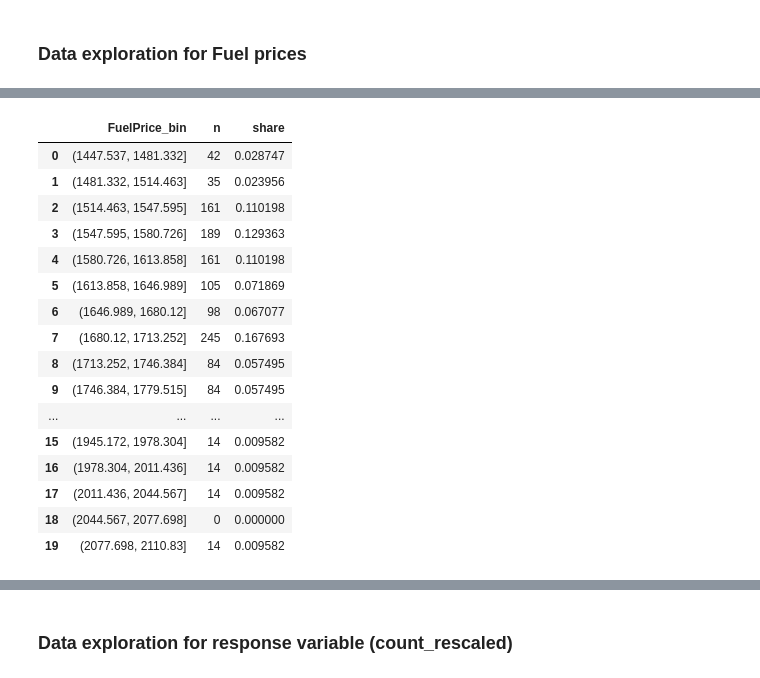
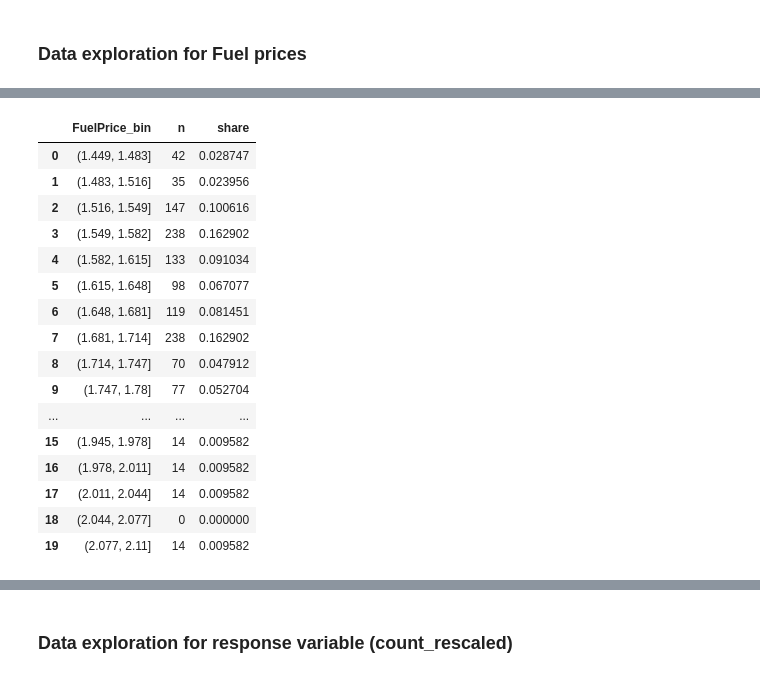
Before and after one commit to annasolodka/mda-cycling-traffic-analysis, a Jupyter notebook: notebooks/03_exploratory_data_analysis.ipynb, the cells around one changed output, grey strips where cells are left out. Saved outputs shown, nothing was run; the diff lists cells and outputs as text; code cells hidden in the pictures.

```diff
--- a/notebooks/03_exploratory_data_analysis.ipynb
+++ b/notebooks/03_exploratory_data_analysis.ipynb
@@ -342,9 +308,7 @@ plt.close()
 # %%
 fuel_df = df.copy()
 
-fuel_var = "fuel_price_petrol_95_rounded"
-
-fuel_df["fuel_price_petrol_95_rounded"] = fuel_df[fuel_var]
+fuel_df["fuel_price_petrol_95_rounded"] = fuel_df["fuel_price_petrol_95"].round(2)
 
 # Basic count
 
@@ -409,44 +373,44 @@ fuel_daily_summary
 # %%
 # Binned counts table
 
 n_bins = 20
 
 fuel_daily_nonmissing = fuel_daily.dropna(subset=["fuel_price_petrol_95_rounded"]).copy()
 
-fuel_daily_nonmissing["fuel_price_petrol_95_rounded"] = pd.cut(
+fuel_daily_nonmissing["fuelprice_bin"] = pd.cut(
     fuel_daily_nonmissing["fuel_price_petrol_95_rounded"],
     bins=n_bins
 )
 
 fuel_bin_counts = (
-    fuel_daily_nonmissing["FuelPrice_bin"]
+    fuel_daily_nonmissing["fuelprice_bin"]
     .value_counts(sort=False)
     .rename_axis("FuelPrice_bin")
     .reset_index(name="n")
 )
 
 fuel_bin_counts["share"] = fuel_bin_counts["n"] / fuel_bin_counts["n"].sum()
 
 fuel_bin_counts.to_csv(eda_folder / "fuelprice_binned_counts.csv", index=False)
 fuel_bin_counts
 # %% [output]
 |  | FuelPrice_bin | n | share |
-| 0 | (1447.537, 1481.332] | 42 | 0.028747 |
-| 1 | (1481.332, 1514.463] | 35 | 0.023956 |
-| 2 | (1514.463, 1547.595] | 161 | 0.110198 |
-| 3 | (1547.595, 1580.726] | 189 | 0.129363 |
-| 4 | (1580.726, 1613.858] | 161 | 0.110198 |
-| 5 | (1613.858, 1646.989] | 105 | 0.071869 |
-| 6 | (1646.989, 1680.12] | 98 | 0.067077 |
-| 7 | (1680.12, 1713.252] | 245 | 0.167693 |
-| 8 | (1713.252, 1746.384] | 84 | 0.057495 |
-| 9 | (1746.384, 1779.515] | 84 | 0.057495 |
+| 0 | (1.449, 1.483] | 42 | 0.028747 |
+| 1 | (1.483, 1.516] | 35 | 0.023956 |
+| 2 | (1.516, 1.549] | 147 | 0.100616 |
+| 3 | (1.549, 1.582] | 238 | 0.162902 |
+| 4 | (1.582, 1.615] | 133 | 0.091034 |
+| 5 | (1.615, 1.648] | 98 | 0.067077 |
+| 6 | (1.648, 1.681] | 119 | 0.081451 |
+| 7 | (1.681, 1.714] | 238 | 0.162902 |
+| 8 | (1.714, 1.747] | 70 | 0.047912 |
+| 9 | (1.747, 1.78] | 77 | 0.052704 |
 | ... | ... | ... | ... |
-| 15 | (1945.172, 1978.304] | 14 | 0.009582 |
-| 16 | (1978.304, 2011.436] | 14 | 0.009582 |
-| 17 | (2011.436, 2044.567] | 14 | 0.009582 |
-| 18 | (2044.567, 2077.698] | 0 | 0.000000 |
-| 19 | (2077.698, 2110.83] | 14 | 0.009582 |
+| 15 | (1.945, 1.978] | 14 | 0.009582 |
+| 16 | (1.978, 2.011] | 14 | 0.009582 |
+| 17 | (2.011, 2.044] | 14 | 0.009582 |
+| 18 | (2.044, 2.077] | 0 | 0.000000 |
+| 19 | (2.077, 2.11] | 14 | 0.009582 |
 # %%
 # Histogram + KDE (daily-level)
 
```
Also changed, not shown: parts of 18 cells of this notebook.
